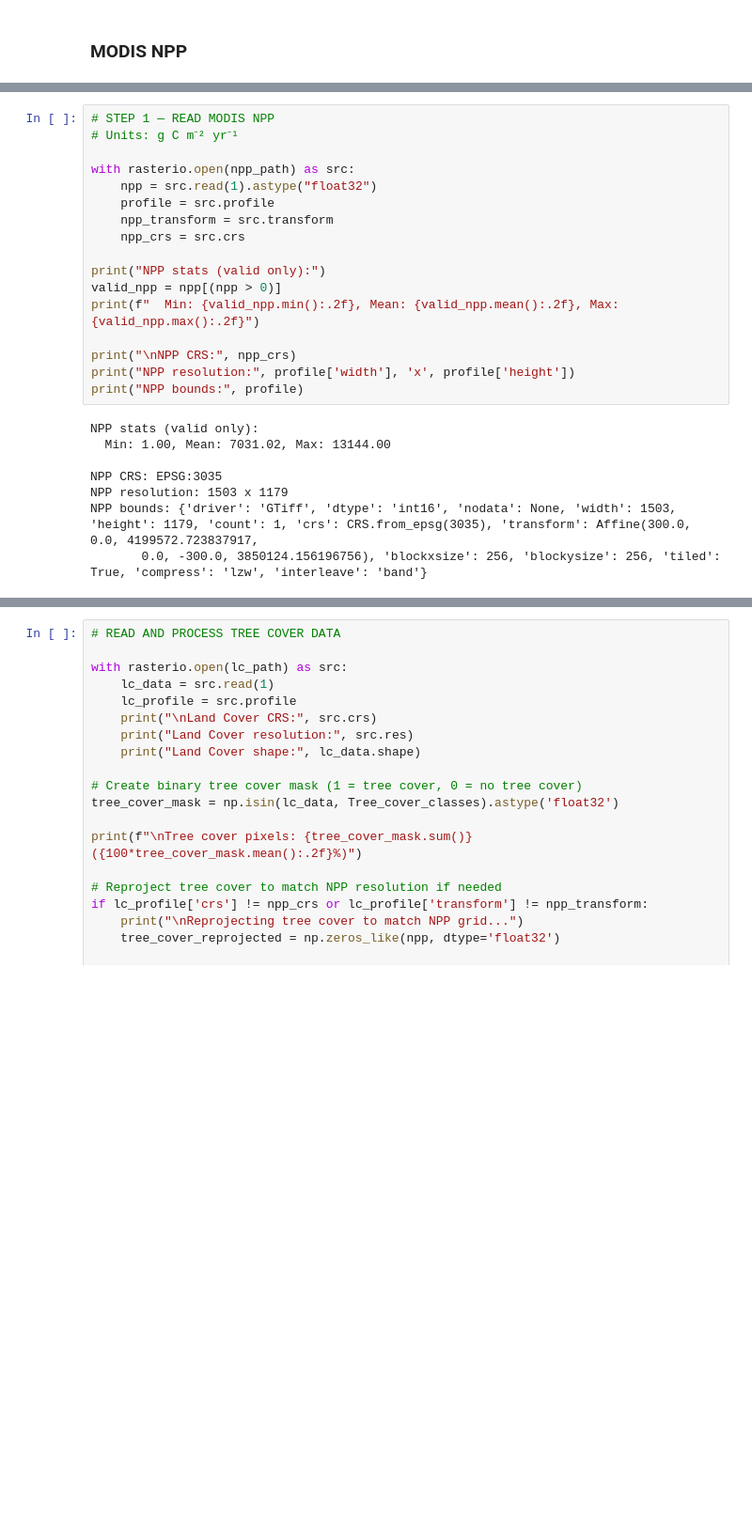
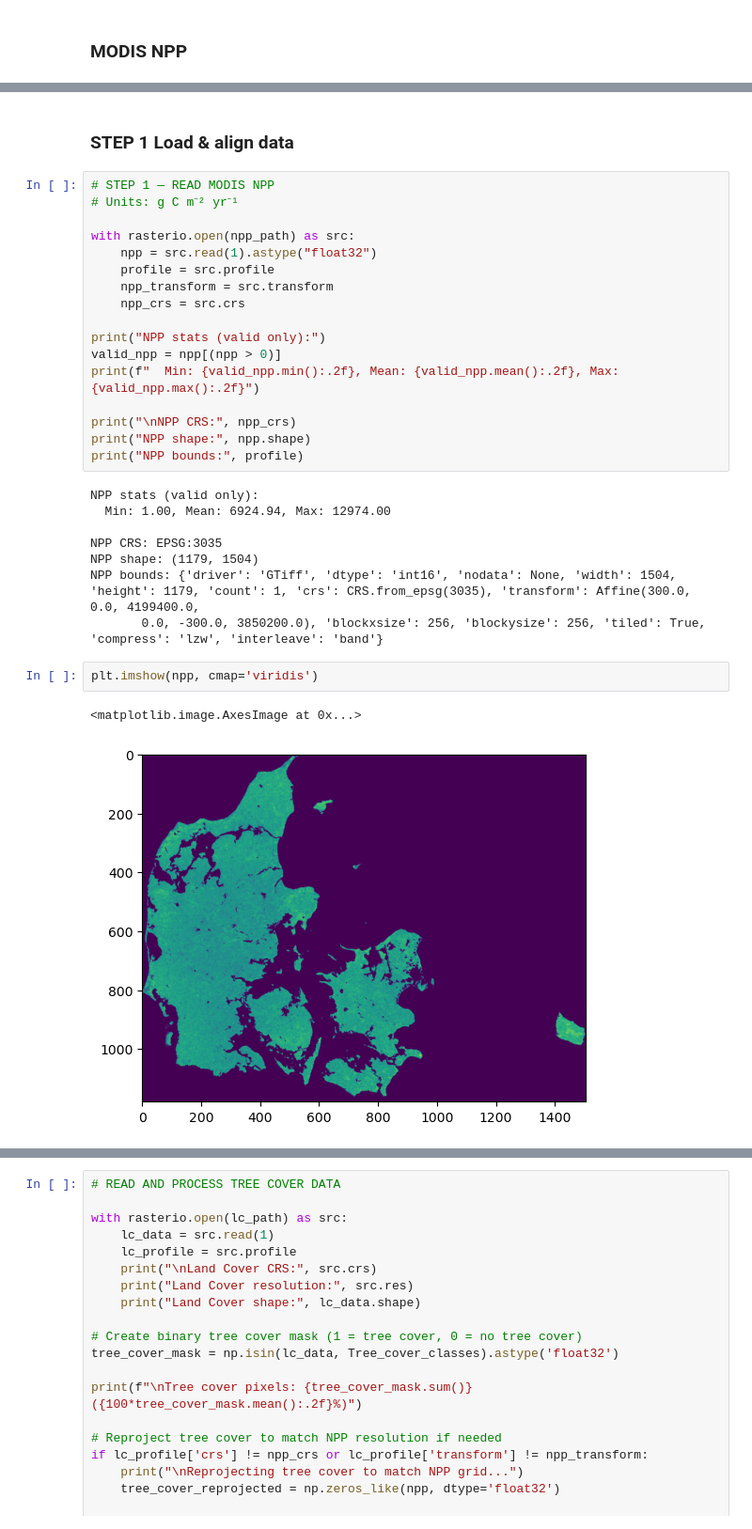
Before and after one commit to Assimila/LEON-P5, a Jupyter notebook: 1_prep_land_use.ipynb, the cells around one changed output, grey strips where cells are left out. Shown at 94% size. Saved outputs shown, nothing was run; the diff lists cells and outputs as text; blank space fills up the shorter version.

```diff
--- a/1_prep_land_use.ipynb
+++ b/1_prep_land_use.ipynb
@@ -1057,6 +1063,8 @@ Tree_cover_classes = [2, 3, 4]
 # Output
 out_path = base_dir / "EO_data_prep/Grazing_intensity" / f"RSD_{COUNTRY}_{YEAR}.tif"
 out_path.parent.mkdir(parents=True, exist_ok=True)
+# %% [markdown]
+### STEP 1 Load & align data
 # %%
 # STEP 1 — READ MODIS NPP
 # Units: g C m⁻² yr⁻¹
@@ -1072,13 +1080,18 @@ valid_npp = npp[(npp > 0)]
 print(f"  Min: {valid_npp.min():.2f}, Mean: {valid_npp.mean():.2f}, Max: {valid_npp.max():.2f}")
 
 print("\nNPP CRS:", npp_crs)
-print("NPP resolution:", profile['width'], 'x', profile['height'])
+print("NPP shape:", npp.shape)
 print("NPP bounds:", profile)
 # %% [output]
 NPP stats (valid only):
-  Min: 1.00, Mean: 7031.02, Max: 13144.00
+  Min: 1.00, Mean: 6924.94, Max: 12974.00
 
 NPP CRS: EPSG:3035
-NPP resolution: 1503 x 1179
-NPP bounds: {'driver': 'GTiff', 'dtype': 'int16', 'nodata': None, 'width': 1503, 'height': 1179, 'count': 1, 'crs': CRS.from_epsg(3035), 'transform': Affine(300.0, 0.0, 4199572.723837917,
-       0.0, -300.0, 3850124.156196756), 'blockxsize': 256, 'blockysize': 256, 'tiled': True, 'compress': 'lzw', 'interleave': 'band'}
+NPP shape: (1179, 1504)
+NPP bounds: {'driver': 'GTiff', 'dtype': 'int16', 'nodata': None, 'width': 1504, 'height': 1179, 'count': 1, 'crs': CRS.from_epsg(3035), 'transform': Affine(300.0, 0.0, 4199400.0,
+       0.0, -300.0, 3850200.0), 'blockxsize': 256, 'blockysize': 256, 'tiled': True, 'compress': 'lzw', 'interleave': 'band'}
+# %%
+plt.imshow(npp, cmap='viridis')
+# %% [output]
+<matplotlib.image.AxesImage at 0x...>
+[figure, added]
```
Also changed, not shown: parts of 25 cells of this notebook.
